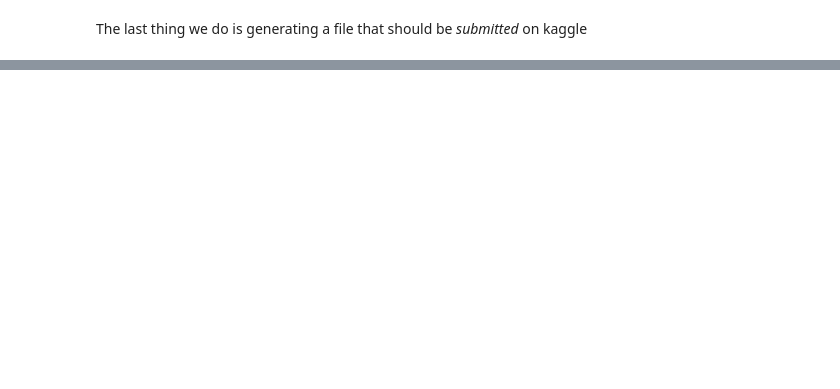
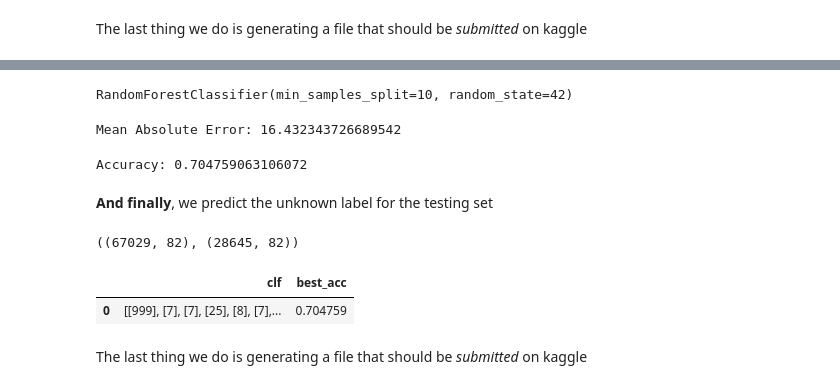
Before and after one commit to Ana1890/Kaggle-competition, a Jupyter notebook: Trip Type classification.ipynb, the cells around one changed output, grey strips where cells are left out. Saved outputs shown, nothing was run; the diff lists cells and outputs as text; code cells hidden in the pictures; blank space fills up the shorter version.

```diff
--- a/Trip Type classification.ipynb
+++ b/Trip Type classification.ipynb
@@ -315,0 +306,27 @@ submission.to_csv("../data/submission.csv", header=True, index=False)
+# %%
+from sklearn.ensemble import RandomForestClassifier
+from sklearn.model_selection import GridSearchCV
+
+tree_param = {'criterion':('gini', 'entropy'), 'min_samples_leaf':(1),# 2, 5),
+              'min_samples_split':(10)} #(2, 3, 5, 10, 50, 100)}
+tree = RandomForestClassifier(random_state=42)
+my_model = RandomForestClassifier(bootstrap=True, ccp_alpha=0.0, class_weight=None,
+                       criterion='gini', max_depth=None, max_features='auto',
+                       max_leaf_nodes=None, max_samples=None,
+                       min_impurity_decrease=0.0, min_impurity_split=None,
+                       min_samples_leaf=1, min_samples_split=10,
+                       min_weight_fraction_leaf=0.0, n_estimators=100,
+                       n_jobs=None, oob_score=False, random_state=42, verbose=0,
+                       warm_start=False)
+#tree_clf = GridSearchCV(tree, tree_param, cv=3, scoring='accuracy') #scoring='balanced_accuracy')
+my_model.fit(X_train, y_train)
+# best_tree_clf = my_model.best_estimator_
+# %% [output]
+RandomForestClassifier(min_samples_split=10, random_state=42)
+# %%
+from sklearn.metrics import mean_absolute_error
+
+predictions = my_model.predict(X_valid)
+print("Mean Absolute Error: " + str(mean_absolute_error(predictions, y_valid)))
+# %% [output]
+Mean Absolute Error: 16.432343726689542
@@ -315,0 +335,20 @@ submission.to_csv("../data/submission.csv", header=True, index=False)
+# %%
+print("Accuracy: " + str(accuracy_score(y_valid,predictions)))
+# %% [output]
+Accuracy: 0.704759063106072
+# %% [markdown]
+**And finally**, we predict the unknown label for the testing set
+# %%
+X.shape, XX.shape
+# %% [output]
+((67029, 82), (28645, 82))
+# %%
+# results dataframe is used to store the computed results
+results = pd.DataFrame(columns=('clf', 'best_acc'))
+# %%
+results = results.append({'clf': predictions.reshape(-1,1), 'best_acc': accuracy_score(y_valid,predictions)}, ignore_index=True)
+# %%
+results
+# %% [output]
+|  | clf | best_acc |
+| 0 | [[999], [7], [7], [25], [8], [7],... | 0.704759 |
@@ -315,0 +357,2 @@ submission.to_csv("../data/submission.csv", header=True, index=False)
+# %% [markdown]
+The last thing we do is generating a file that should be *submitted* on kaggle
```
Also changed, not shown: parts of 23 cells of this notebook.
